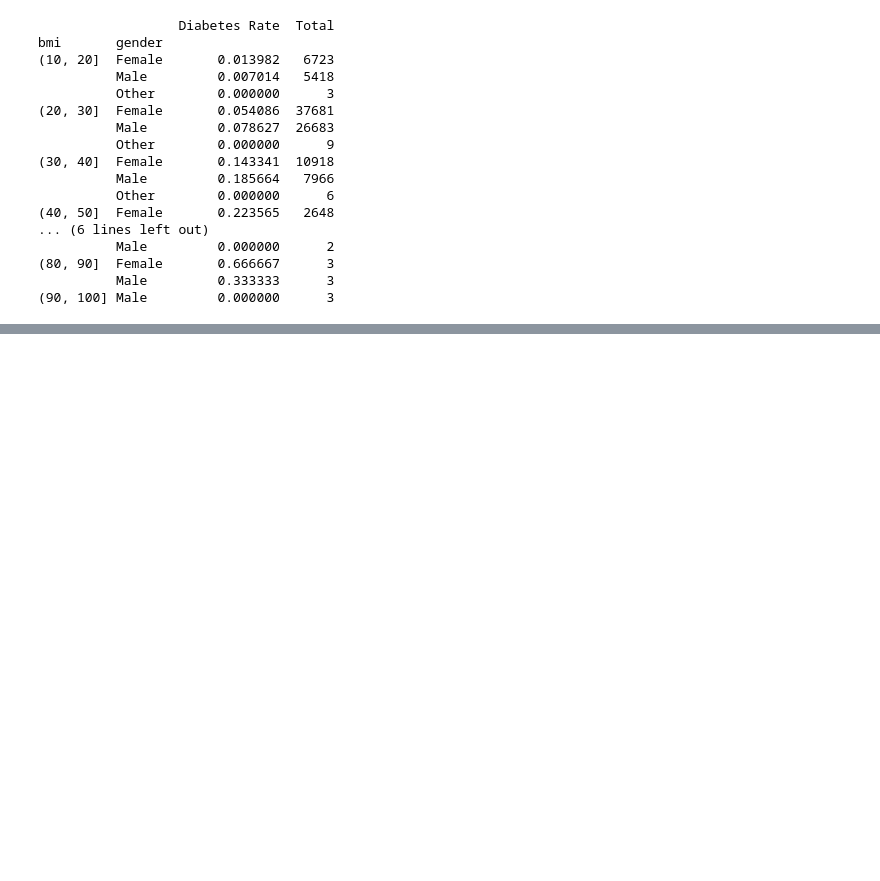
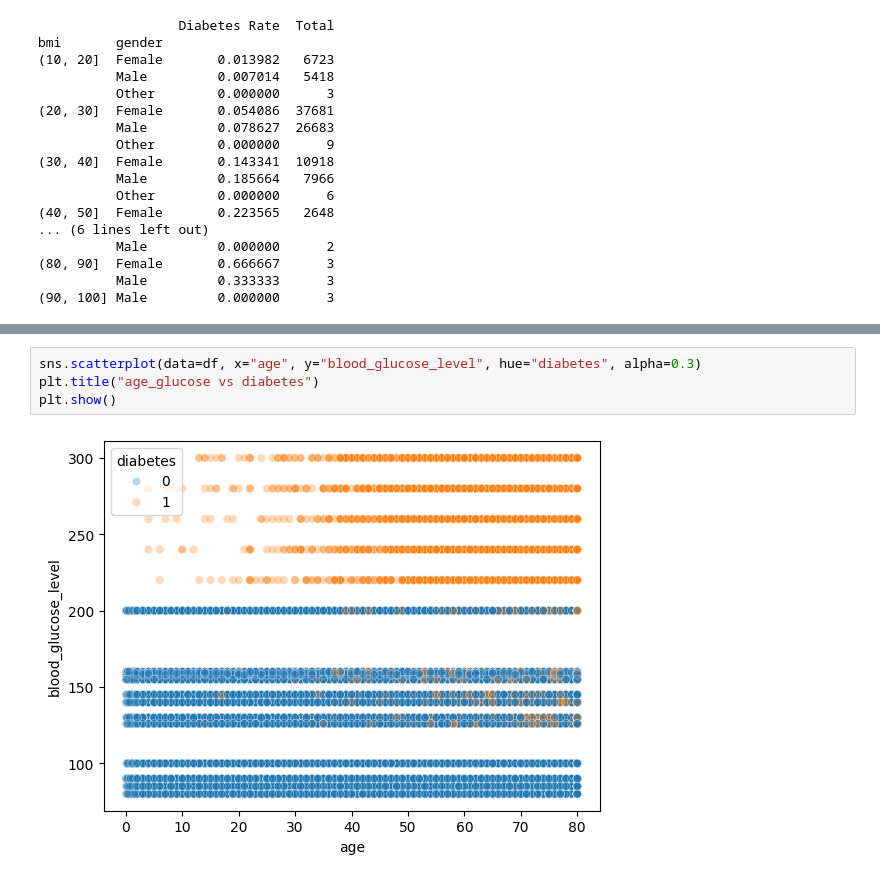
Before and after one commit to divneyrop/data-portfolio, a Jupyter notebook: notebooks/diabetes/eda.ipynb, the cells around one changed output, grey strips where cells are left out. Cells and saved outputs as stored; diff of their text form; blank space fills up the shorter version.

```diff
--- a/notebooks/diabetes/eda.ipynb
+++ b/notebooks/diabetes/eda.ipynb
@@ -246,0 +295,6 @@ print(bmi_rate)
+# %%
+sns.scatterplot(data=df, x="age", y="blood_glucose_level", hue="diabetes", alpha=0.3)
+plt.title("age_glucose vs diabetes")
+plt.show()
+# %% [output]
+[figure, added]
```
Also changed, not shown: parts of 4 cells of this notebook.
